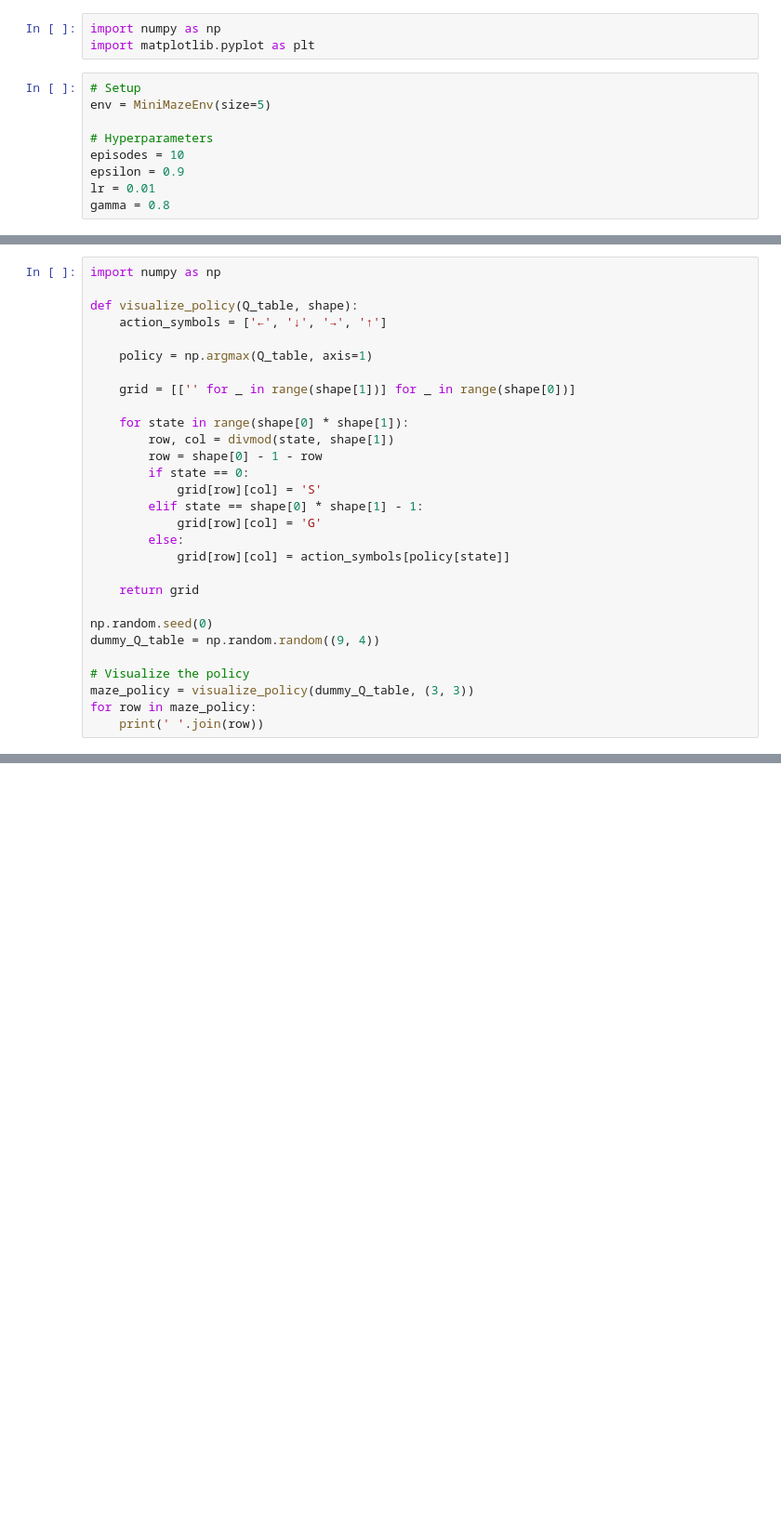
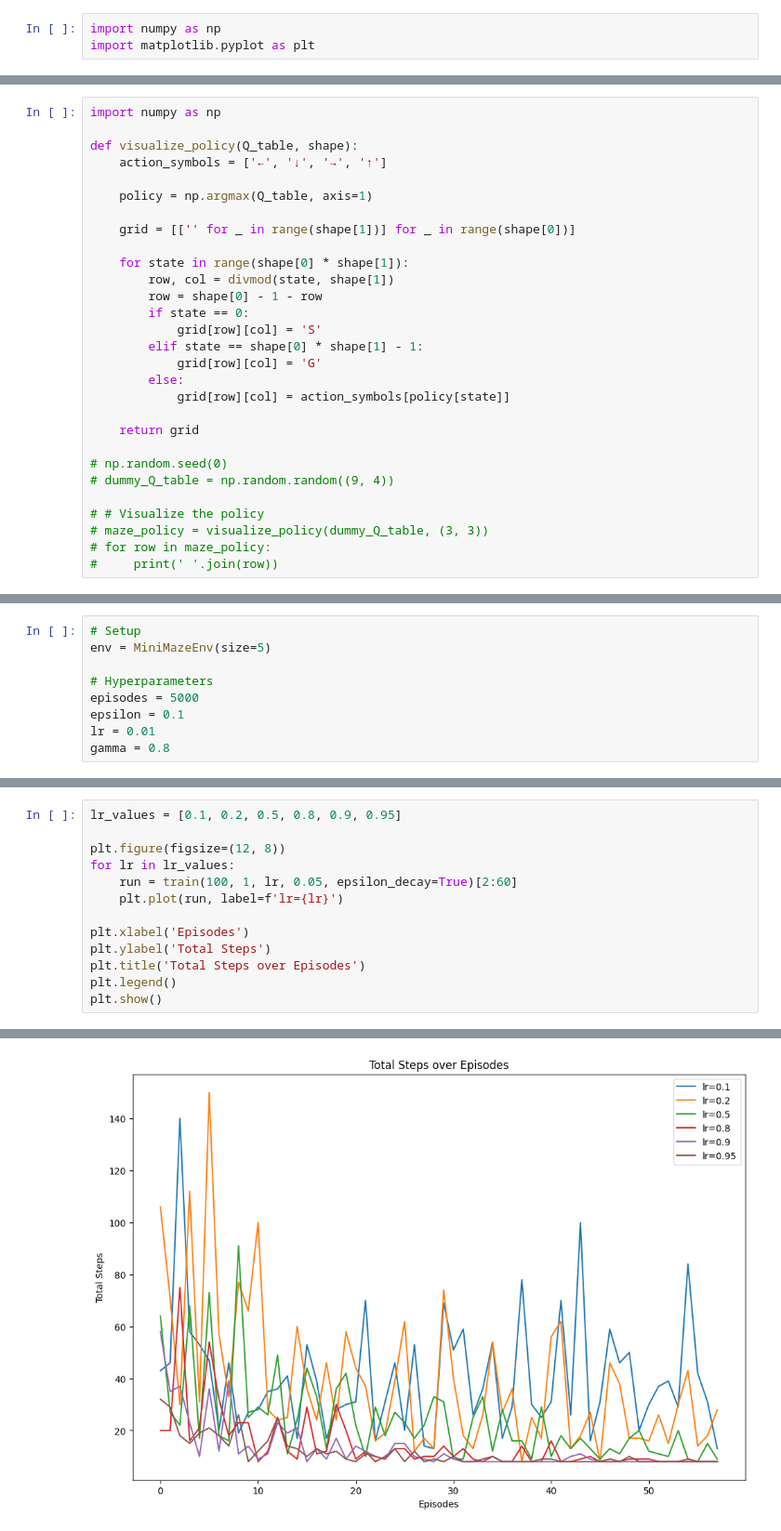
Before and after one commit to ChristianPickettCode/DPRL, a Jupyter notebook: Notebook4.ipynb, the cells around one changed output, grey strips where cells are left out. Shown: that part at 93% size. Cells and saved outputs as stored; diff of their text form; blank space fills up the shorter version.

```diff
--- a/Notebook4.ipynb
+++ b/Notebook4.ipynb
@@ -1,12 +1,3 @@
 # %%
 import numpy as np
 import matplotlib.pyplot as plt
-# %%
-# Setup
-env = MiniMazeEnv(size=5)
-
-# Hyperparameters
-episodes = 10
-epsilon = 0.9
-lr = 0.01
-gamma = 0.8
@@ -178,10 +102,10 @@ def visualize_policy(Q_table, shape):
 
     return grid
 
-np.random.seed(0)
-dummy_Q_table = np.random.random((9, 4))
+# np.random.seed(0)
+# dummy_Q_table = np.random.random((9, 4))
 
-# Visualize the policy
-maze_policy = visualize_policy(dummy_Q_table, (3, 3))
-for row in maze_policy:
-    print(' '.join(row))
+# # Visualize the policy
+# maze_policy = visualize_policy(dummy_Q_table, (3, 3))
+# for row in maze_policy:
+#     print(' '.join(row))
@@ -191,0 +155,9 @@ S ↑ ←
+# %%
+# Setup
+env = MiniMazeEnv(size=5)
+
+# Hyperparameters
+episodes = 5000
+epsilon = 0.1
+lr = 0.01
+gamma = 0.8
@@ -191,0 +199,14 @@ S ↑ ←
+# %%
+lr_values = [0.1, 0.2, 0.5, 0.8, 0.9, 0.95]
+
+plt.figure(figsize=(12, 8))
+for lr in lr_values:
+    run = train(100, 1, lr, 0.05, epsilon_decay=True)[2:60]
+    plt.plot(run, label=f'lr={lr}')
+
+plt.xlabel('Episodes')
+plt.ylabel('Total Steps')
+plt.title('Total Steps over Episodes')
+plt.legend()
+plt.show()
+# %% [output]
@@ -191,0 +230 @@ S ↑ ←
+[figure, added]
```
Also changed, not shown: parts of 10 cells of this notebook.
